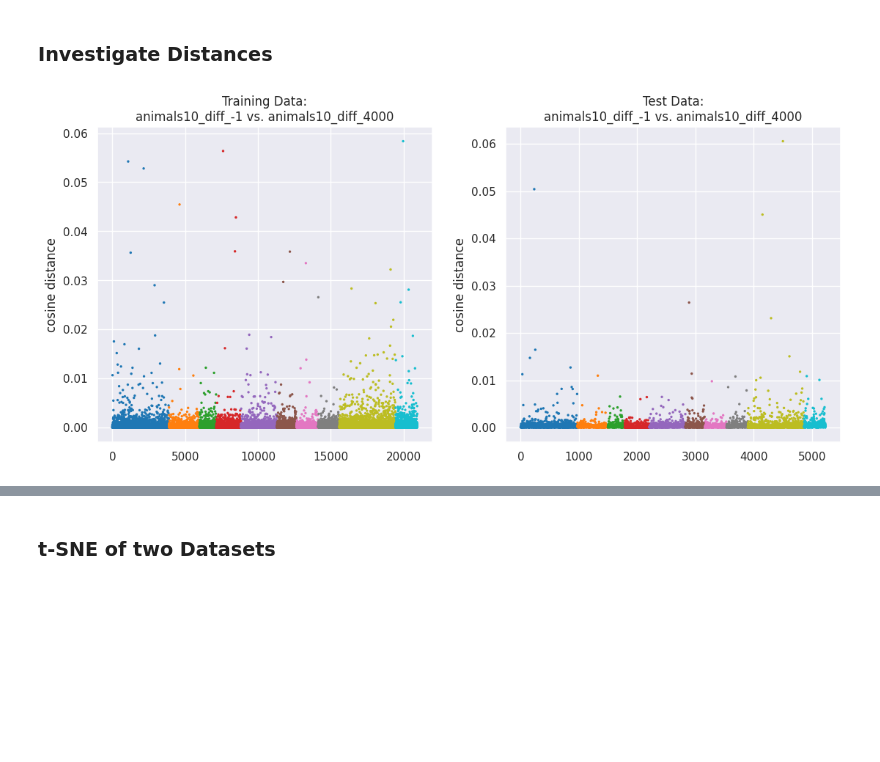
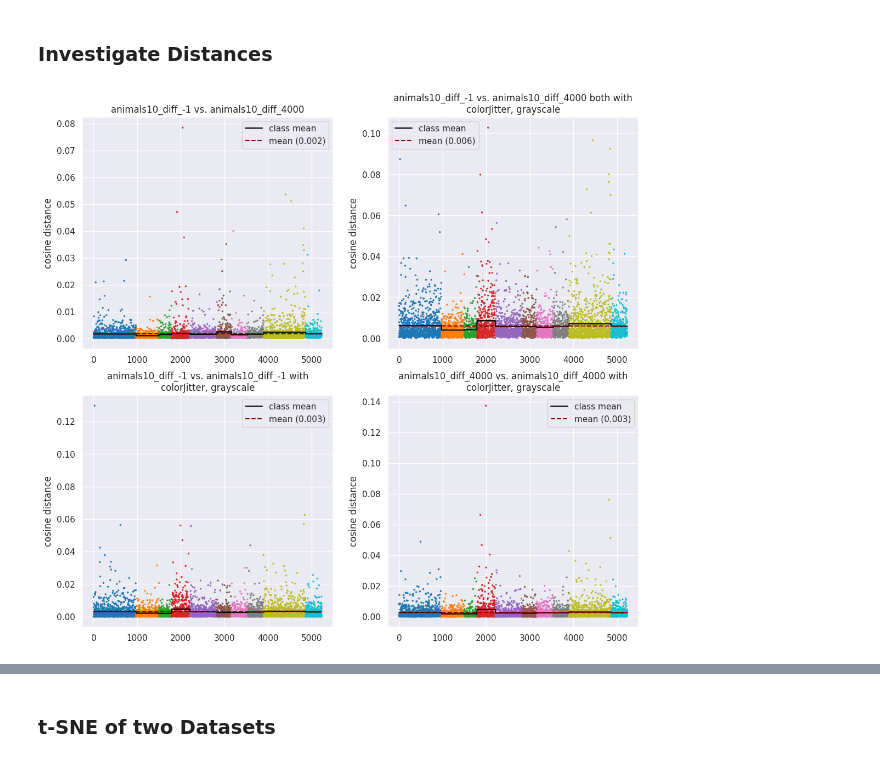
Before and after one commit to Thomas-Gottwald/SupContrastShape, a Jupyter notebook: validation_distances.ipynb, the cells around one changed output, grey strips where cells are left out. Drawn from its saved outputs; the diff is of its cells as text; code cells hidden in the pictures; blank space fills up the shorter version.

```diff
--- a/validation_distances.ipynb
+++ b/validation_distances.ipynb
@@ -22,12 +22,14 @@ seaborn.set_theme(style="darkgrid")
 cuda_device = 0
 tsenecuda_venv = "/home/tgottwald/tsnecuda_venv/"
 
-root_model = "./save/SupCon/animals10_diff_-1+4000/SupConHybrid_animals10_diff_-1+4000_resnet18_lr_0.125_decay_0.0001_bsz_26_temp_0.1_trial_0_noAug_cosine/models/last.pth"
+# root_model = "./save/SupCon/animals10_diff_-1+4000/SupConHybrid_animals10_diff_-1+4000_resnet18_lr_0.125_decay_0.0001_bsz_26_temp_0.1_trial_0_noAug_cosine/models/last.pth"
+root_model = "./save/SupCon/animals10_diff_-1+4000/SupConHybrid_animals10_diff_-1+4000_resnet18_lr_0.125_decay_0.0001_bsz_26_temp_0.1_trial_0_colorAug_cosine/models/ckpt_epoch_200.pth"
+# root_model = "./save/SupCon/animals10_diff_-1+4000/SupCon_animals10_diff_-1+4000_resnet18_lr_0.125_decay_0.0001_bsz_26_temp_0.1_trial_0_noAug_cosine/models/ckpt_epoch_200.pth"
 
 dataset_1 = "animals10_diff_-1"
 dataset_2 = "animals10_diff_4000"
 
-aug_dict = {'aug': [], 'resizedCrop': [0.5, 1.0, 3/4, 4/3], 'horizontalFlip': 0.5, 'colorJitter': [0.8, 0.4, 0.4, 0.4, 0.4], 'grayscale': 0.2}
+aug_dict = {'aug': ['colorJitter', 'grayscale'], 'resizedCrop': [0.5, 1.0, 3/4, 4/3], 'horizontalFlip': 0.5, 'colorJitter': [0.8, 0.4, 0.4, 0.4, 0.4], 'grayscale': 0.2}
 # %%
 def get_root_dataset_test(dataset):
     if dataset == "animals10" or dataset == "animals10_300x300":
@@ -232,43 +234,78 @@ if len(aug_dict['aug']) == 0:
 
     distances_embeddings = 1-torch.nn.functional.cosine_similarity(torch.tensor(embedding_1), torch.tensor(embedding_2))
     distances_embeddings[distances_embeddings < 1e-8] = 0.0
+    df = pd.DataFrame.from_dict({'dist': distances_embeddings, 'label': class_labels})
+    df['mean'] = len(df)*[df['dist'].mean()]
+    df['class_mean'] = df.groupby('label').mean()['dist'].repeat(df.groupby('label').count().values[:,0]).values
+    df['index'] = df.index
     distances_embeddings_train = 1-torch.nn.functional.cosine_similarity(torch.tensor(embedding_train_1), torch.tensor(embedding_train_2))
     distances_embeddings_train[distances_embeddings_train < 1e-8] = 0.0
+    df_train = pd.DataFrame.from_dict({'dist': distances_embeddings_train, 'label': class_labels_train})
+    df_train['mean'] = len(df_train)*[df_train['dist'].mean()]
+    df_train['class_mean'] = df_train.groupby('label').mean()['dist'].repeat(df_train.groupby('label').count().values[:,0]).values
+    df_train['index'] = df_train.index
 
     axs[0].scatter(np.arange(len(class_labels_train)), distances_embeddings_train, s=2, c=class_labels_train, cmap='tab10')
+    df_train['class_mean'].plot(c='black', label="class mean", ax=axs[0])
+    df_train['mean'].plot(c='darkred', linestyle='--', label=f"mean ({df_train['mean'][0]:.3f})", ax=axs[0])
     axs[0].set_ylabel('cosine distance')
+    axs[0].legend()
     axs[0].set_title(f"Training Data:\n{dataset_1} vs. {dataset_2}")
 
     axs[1].scatter(np.arange(len(class_labels)), distances_embeddings, s=2, c=class_labels, cmap='tab10')
+    df['class_mean'].plot(c='black', label="class mean", ax=axs[1])
+    df['mean'].plot(c='darkred', linestyle='--', label=f"mean ({df['mean'][0]:.3f})", ax=axs[1])
     axs[1].set_ylabel('cosine distance')
+    axs[1].legend()
     axs[1].set_title(f"Test Data:\n{dataset_1} vs. {dataset_2}")
 else:
     fig, axs = plt.subplots(nrows=2, ncols=2, figsize=(11,10))
     fig.tight_layout(h_pad=3, w_pad=3)
 
     distances_embeddings = 1-torch.nn.functional.cosine_similarity(torch.tensor(embedding_1), torch.tensor(embedding_2))
     distances_embeddings[distances_embeddings < 1e-8] = 0.0
     distances_embeddings_aug = 1-torch.nn.functional.cosine_similarity(torch.tensor(embedding_aug_1), torch.tensor(embedding_aug_2))
     distances_embeddings_aug[distances_embeddings_aug < 1e-8] = 0.0
     distances_embeddings_aug_1 = 1-torch.nn.functional.cosine_similarity(torch.tensor(embedding_1), torch.tensor(embedding_aug_1))
     distances_embeddings_aug_1[distances_embeddings_aug_1 < 1e-8] = 0.0
     distances_embeddings_aug_2 = 1-torch.nn.functional.cosine_similarity(torch.tensor(embedding_2), torch.tensor(embedding_aug_2))
     distances_embeddings_aug_2[distances_embeddings_aug_2 < 1e-8] = 0.0
+    df = pd.DataFrame.from_dict({'dist': distances_embeddings, 'dist_aug': distances_embeddings_aug, 'dist_aug_1': distances_embeddings_aug_1,
+                             'dist_aug_2': distances_embeddings_aug_2, 'label': class_labels})
+    df = df.join(pd.DataFrame(
+        np.repeat(df.groupby('label').mean().values, repeats=df.groupby('label').count().values[:,0], axis=0)
+    ).rename(columns={0: 'class_mean', 1: 'class_mean_aug', 2: 'class_mean_aug_1', 3: 'class_mean_aug_2'}))
+    df['mean'] = len(df)*[df['dist'].mean()]
+    df['mean_aug'] = len(df)*[df['dist_aug'].mean()]
+    df['mean_aug_1'] = len(df)*[df['dist_aug_1'].mean()]
+    df['mean_aug_2'] = len(df)*[df['dist_aug_2'].mean()]
 
     axs[0,0].scatter(np.arange(len(class_labels)), distances_embeddings, s=2, c=class_labels, cmap='tab10')
+    df['class_mean'].plot(c='black', label="class mean", ax=axs[0,0])
+    df['mean'].plot(c='darkred', linestyle='--', label=f"mean ({df['mean'][0]:.3f})", ax=axs[0,0])
     axs[0,0].set_ylabel('cosine distance')
     axs[0,0].set_title(f"{dataset_1} vs. {dataset_2}")
+    axs[0,0].legend()
 
     axs[0,1].scatter(np.arange(len(class_labels)), distances_embeddings_aug, s=2, c=class_labels, cmap='tab10')
+    df['class_mean_aug'].plot(c='black', label="class mean", ax=axs[0,1])
+    df['mean_aug'].plot(c='darkred', linestyle='--', label=f"mean ({df['mean_aug'][0]:.3f})", ax=axs[0,1])
     axs[0,1].set_ylabel('cosine distance')
     axs[0,1].set_title(f"{dataset_1} vs. {dataset_2} both with\n{', '.join(aug_dict['aug'])}")
+    axs[0,1].legend()
 
     axs[1,0].scatter(np.arange(len(class_labels)), distances_embeddings_aug_1, s=2, c=class_labels, cmap='tab10')
+    df['class_mean_aug_1'].plot(c='black', label="class mean", ax=axs[1,0])
+    df['mean_aug_1'].plot(c='darkred', linestyle='--', label=f"mean ({df['mean_aug_1'][0]:.3f})", ax=axs[1,0])
     axs[1,0].set_ylabel('cosine distance')
     axs[1,0].set_title(f"{dataset_1} vs. {dataset_1} with\n{', '.join(aug_dict['aug'])}")
+    axs[1,0].legend()
 
     axs[1,1].scatter(np.arange(len(class_labels)), distances_embeddings_aug_2, s=2, c=class_labels, cmap='tab10')
+    df['class_mean_aug_2'].plot(c='black', label="class mean", ax=axs[1,1])
+    df['mean_aug_2'].plot(c='darkred', linestyle='--', label=f"mean ({df['mean_aug_2'][0]:.3f})", ax=axs[1,1])
     axs[1,1].set_ylabel('cosine distance')
     axs[1,1].set_title(f"{dataset_2} vs. {dataset_2} with\n{', '.join(aug_dict['aug'])}")
+    axs[1,1].legend()
 # %% [output]
-[figure, old version]
+[figure, new version]
```
Also changed, not shown: parts of 1 cell of this notebook, 3 other files.
